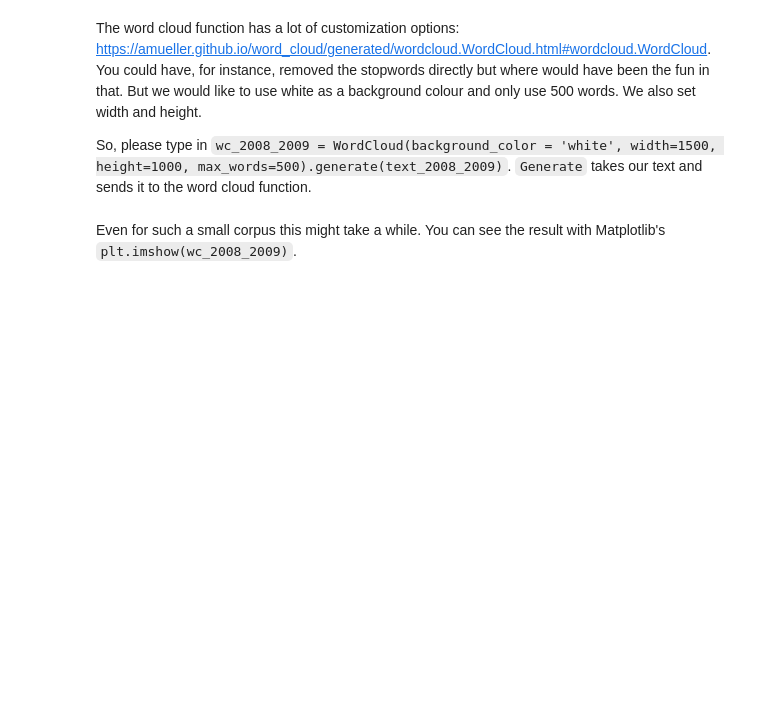
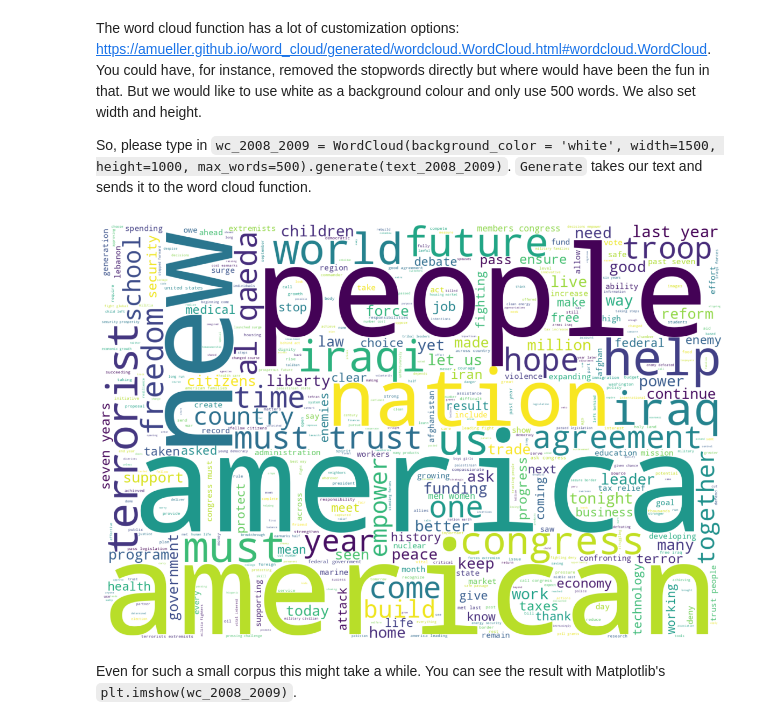
Before and after one commit to onni-Q/lecture_notebooks, a Jupyter notebook: Week4_Lecture.ipynb, the cells around one changed output. Saved outputs shown, nothing was run; the diff lists cells and outputs as text; code cells hidden in the pictures; blank space fills up the shorter version.

```diff
--- a/Week4_Lecture.ipynb
+++ b/Week4_Lecture.ipynb
@@ -223,2 +406,5 @@ Please, remove the stopwords from `corpus_2009` next.
 # %% [markdown]
 Let us next prepare a simple word cloud for both the corpora, by joining them. We can simply add the two lists with +. Create `corpus_2008_2009 = corpus_2008 + corpus_2009` and print out its first 10 elements with `corpus_2008_2009[:10]`.
+# %%
+corpus_2008_2009 = corpus_2008 + corpus_2009
+corpus_2008_2009[:10]
@@ -225,5 +422,7 @@ Let us next prepare a simple word cloud for both the corpora, by joining them. W
 # %% [markdown]
 The wordcloud we want to create needs a single text as input. With `text_2008_2009 = ' '.join(corpus_2008_2009)`, you can do that. It took me a while to understand this command, but it is best to simple translate this as join all elements of the list and add a whitespace ' ' in-between. This command is often used to move back from the tokenized text in a list of strings to the original text. For the time being, just remember it as an option and ask Gemini to help you out if you forgot how to merge a list of strings into a text in Python.
+# %%
+text_2008_2009 = ' '.join(corpus_2008_2009)
 # %% [markdown]
 As you might have already guessed, this word cloud exercise does not just help to make word clouds, but introduces you to many of the steps that you need to do for text analysis. You always split the text into words. Then, clean those words to the ones you want and then join them back into a text. That's it ...
 
@@ -232,5 +433,14 @@ We are ready to create a word cloud. First load the corresponding function with
 The word cloud function has a lot of customization options: https://amueller.github.io/word_cloud/generated/wordcloud.WordCloud.html#wordcloud.WordCloud. You could have, for instance, removed the stopwords directly but where would have been the fun in that. But we would like to use white as a background colour and only use 500 words. We also set width and height.
 
 So, please type in `wc_2008_2009 = WordCloud(background_color = 'white', width=1500, height=1000, max_words=500).generate(text_2008_2009)`. `Generate` takes our text and sends it to the word cloud function.
+# %%
+wc_2008_2009 = WordCloud(background_color = 'white', width=1500, height=1000, max_words=500).generate(text_2008_2009)
+# Display the word cloud
+plt.figure(figsize=(15, 10))  # You can adjust the size of the figure
+plt.imshow(wc_2008_2009, interpolation='bilinear')  # Display the word cloud image
+plt.axis('off')  # Hide axes
+plt.show()  # Show the plot
+# %% [output]
+[figure, added]
 # %% [markdown]
 Even for such a small corpus this might take a while. You can see the result with Matplotlib's `plt.imshow(wc_2008_2009)`.
```
Also changed, not shown: parts of 21 cells of this notebook.
